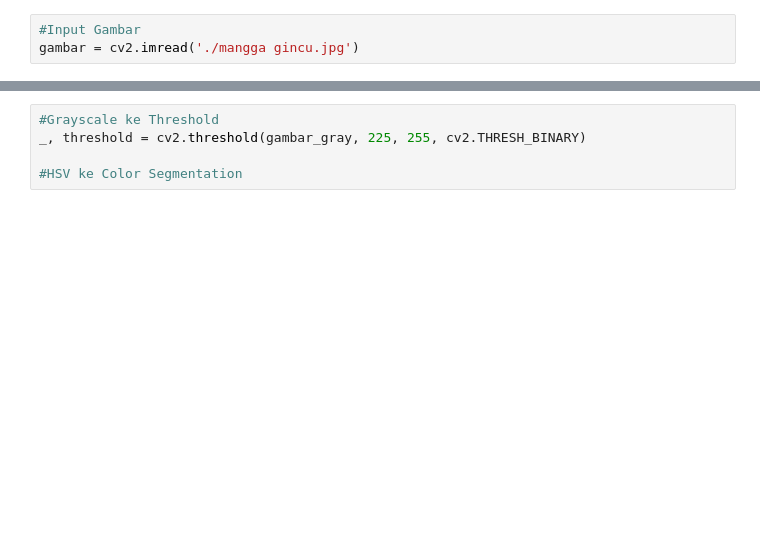
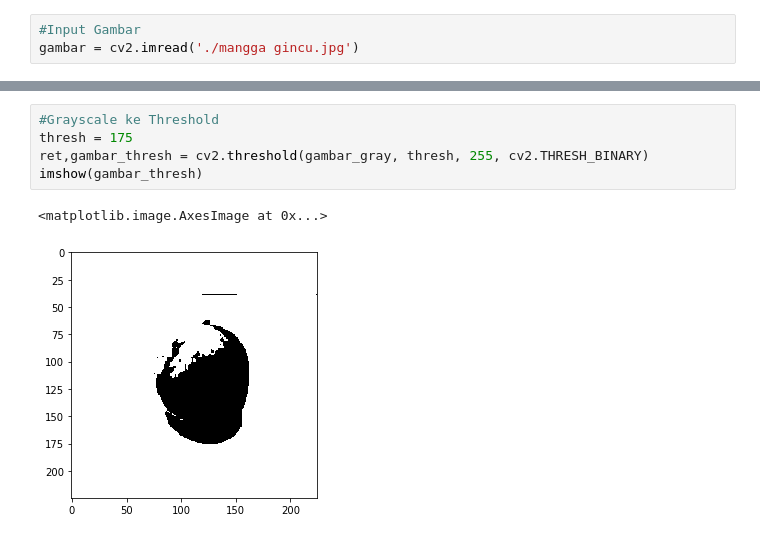
Before and after one commit to MochamadIlhamAfriandhi/Computer-Vision, a Jupyter notebook: Project Computer Vision/Sortation Mango.ipynb, the cells around one changed output, grey strips where cells are left out. Cells and saved outputs as stored; diff of their text form; blank space fills up the shorter version.

```diff
--- a/Project Computer Vision/Sortation Mango.ipynb
+++ b/Project Computer Vision/Sortation Mango.ipynb
@@ -17,7 +48,10 @@ gambar_gray = cv2.cvtColor(gambar, cv2.COLOR_BGR2GRAY)
 # %%
 #Grayscale ke Threshold
-_, threshold = cv2.threshold(gambar_gray, 225, 255, cv2.THRESH_BINARY)
-
-#HSV ke Color Segmentation
+thresh = 175
+ret,gambar_thresh = cv2.threshold(gambar_gray, thresh, 255, cv2.THRESH_BINARY)
+imshow(gambar_thresh)
+# %% [output]
+<matplotlib.image.AxesImage at 0x...>
+[figure, added]
 # %%
 #Threshold ke Image Morphology
```
Also changed, not shown: parts of 9 cells of this notebook, 1 other file.
